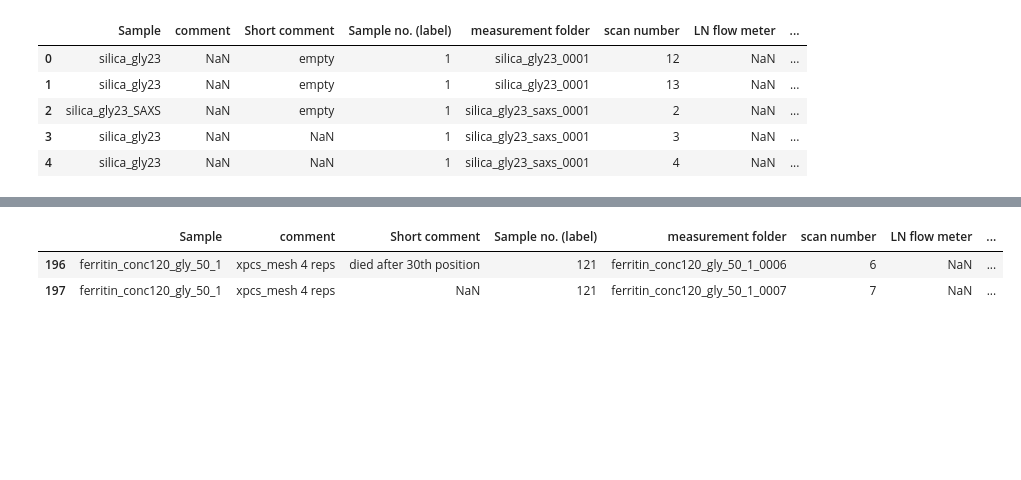
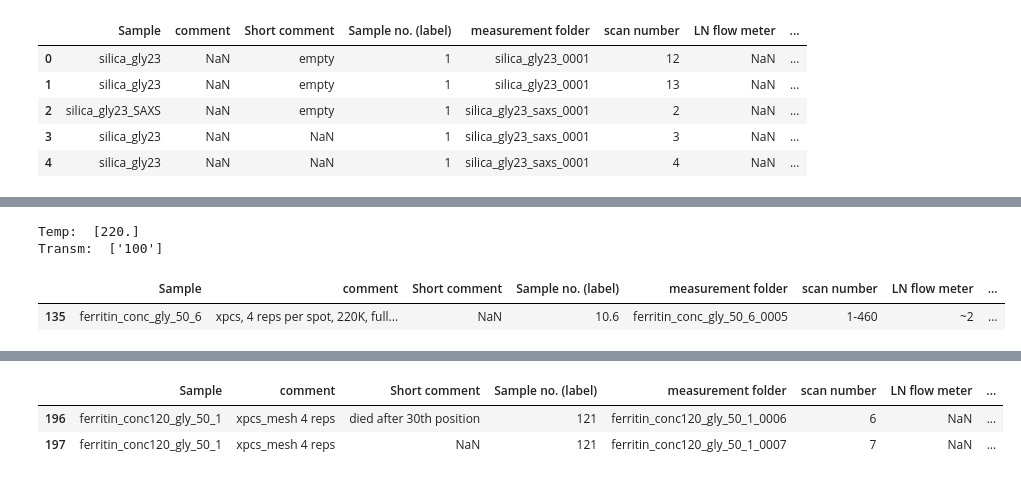
Before and after one commit to maddalenabin/id10-ferritin-2022, a Jupyter notebook: 01-notebooks/elog.ipynb, the cells around one changed output, grey strips where cells are left out. Cells and saved outputs as stored; diff of their text form; code cells hidden in the pictures; blank space fills up the shorter version.

```diff
--- a/01-notebooks/elog.ipynb
+++ b/01-notebooks/elog.ipynb
@@ -32,7 +37,7 @@ Index(['Sample', 'comment', 'Short comment', 'Sample no. (label)',
 # elog.to_pickle("../02-source/elog")
 # %%
 # load elog as pd dataframe
-elog = pd.read_pickle("../02-source/elog")
+elog = pd.read_pickle("../03-source/elog")
 # %%
 elog.head(5)
 # %% [output]
@@ -44,0 +74,12 @@ elog.head(5)
+# %%
+condition = elog['measurement folder'].str.contains('ferritin_conc_gly_50_6_0005', na=False)
+print("Temp: ", elog[condition]["Temperature, K"].values)
+print("Transm: ", elog[condition]["transmission (%)"].values)
+
+elog_entries = elog[condition]
+elog_entries
+# %% [output]
+Temp:  [220.]
+Transm:  ['100']
+|  | Sample | comment | Short comment | Sample no. (label) | measurement folder | scan number | LN flow meter | ... |
+| 135 | ferritin_conc_gly_50_6 | xpcs, 4 reps per spot, 220K, full... | NaN | 10.6 | ferritin_conc_gly_50_6_0005 | 1-460 | ~2 | ... |
```
Also changed, not shown: parts of 9 cells of this notebook, 7 other files.
